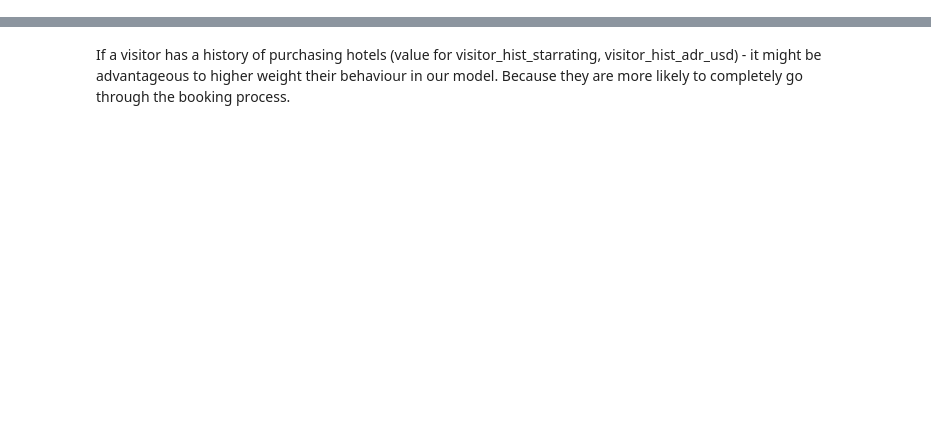
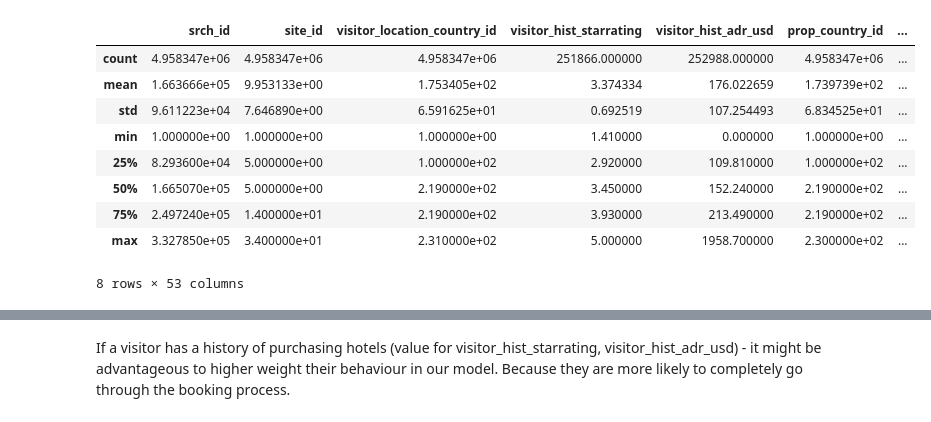
Before and after one commit to ryan-ott/DMT-Group17, a Jupyter notebook: Assignment2/expedia.ipynb, the cells around one changed output, grey strips where cells are left out. Saved outputs shown, nothing was run; the diff lists cells and outputs as text; code cells hidden in the pictures; blank space fills up the shorter version.

Commit message:
Start on Data Preparation and making the notebook neat

```diff
--- a/Assignment2/expedia.ipynb
+++ b/Assignment2/expedia.ipynb
@@ -56,0 +9,6 @@ booking_bool: 0.00% missing
+# %%
+train_path = 'data/training_set_VU_DM.csv'
+test_path = 'data/test_set_VU_DM.csv'
+# %%
+df = pd.read_csv(train_path)
+df.head()
@@ -56,0 +46,13 @@ booking_bool: 0.00% missing
+# %%
+df.describe()
+# %% [output]
+|  | srch_id | site_id | visitor_location_country_id | visitor_hist_starrating | visitor_hist_adr_usd | prop_country_id | ... |
+| count | 4.958347e+06 | 4.958347e+06 | 4.958347e+06 | 251866.000000 | 252988.000000 | 4.958347e+06 | ... |
+| mean | 1.663666e+05 | 9.953133e+00 | 1.753405e+02 | 3.374334 | 176.022659 | 1.739739e+02 | ... |
+| std | 9.611223e+04 | 7.646890e+00 | 6.591625e+01 | 0.692519 | 107.254493 | 6.834525e+01 | ... |
+| min | 1.000000e+00 | 1.000000e+00 | 1.000000e+00 | 1.410000 | 0.000000 | 1.000000e+00 | ... |
+| 25% | 8.293600e+04 | 5.000000e+00 | 1.000000e+02 | 2.920000 | 109.810000 | 1.000000e+02 | ... |
+| 50% | 1.665070e+05 | 5.000000e+00 | 2.190000e+02 | 3.450000 | 152.240000 | 2.190000e+02 | ... |
+| 75% | 2.497240e+05 | 1.400000e+01 | 2.190000e+02 | 3.930000 | 213.490000 | 2.190000e+02 | ... |
+| max | 3.327850e+05 | 3.400000e+01 | 2.310000e+02 | 5.000000 | 1958.700000 | 2.300000e+02 | ... |
+8 rows × 53 columns
```
Also changed, not shown: parts of 37 cells of this notebook, 1 other file.
